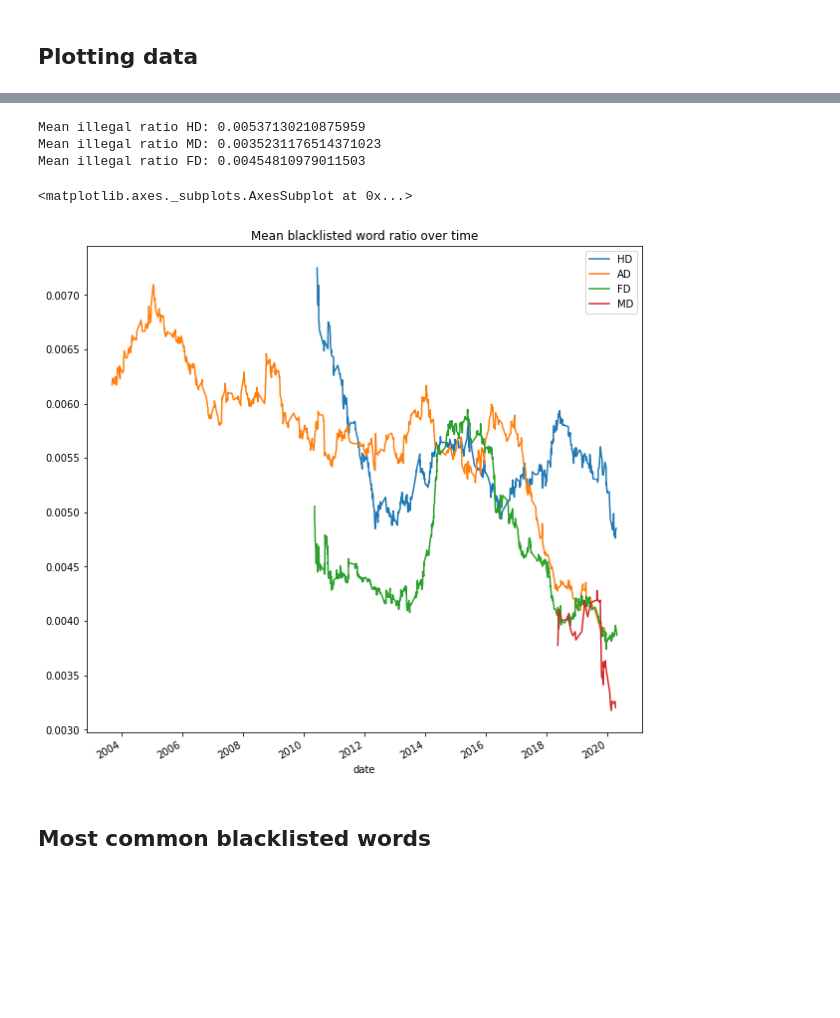
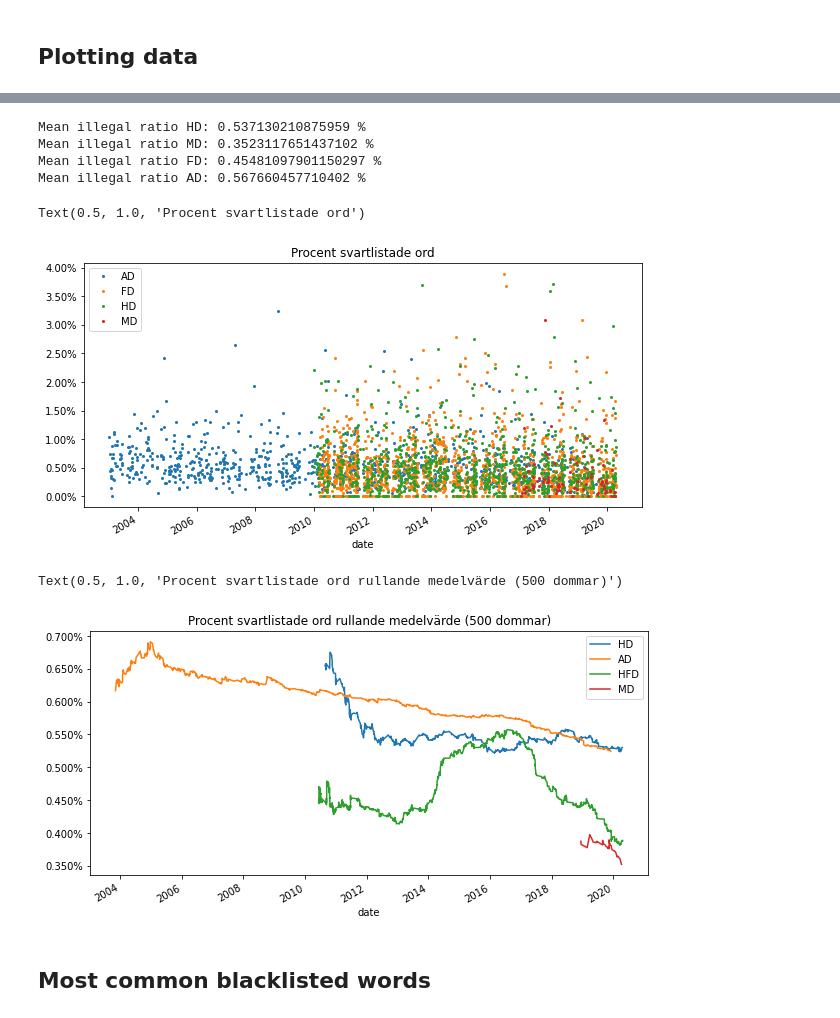
Before and after one commit to karvla/lawlingo, a Jupyter notebook: lawlingo.ipynb, the cells around one changed output, grey strips where cells are left out. Saved outputs shown, nothing was run; the diff lists cells and outputs as text; code cells hidden in the pictures; blank space fills up the shorter version.

Commit message:
fixed plot again

```diff
--- a/lawlingo.ipynb
+++ b/lawlingo.ipynb
@@ -221,21 +232,38 @@ df.set_index('date', inplace=True)
 # %%
 df = df.sort_index()
 # %%
-print("Mean illegal ratio HD:", df.loc[df['type'] == "HD"]['illegal_ratio'].mean())
-print("Mean illegal ratio MD:", df.loc[df['type'] == "MD"]['illegal_ratio'].mean())
-print("Mean illegal ratio FD:", df.loc[df['type'] == "FD"]['illegal_ratio'].mean())
+print("Mean illegal ratio HD:", 100*df.loc[df['type'] == "HD"]['illegal_ratio'].mean(), '%')
+print("Mean illegal ratio MD:", 100*df.loc[df['type'] == "MD"]['illegal_ratio'].mean(), '%')
+print("Mean illegal ratio FD:", 100*df.loc[df['type'] == "FD"]['illegal_ratio'].mean(), '%')
+print("Mean illegal ratio AD:", 100*df.loc[df['type'] == "AD"]['illegal_ratio'].mean(), '%')
 # %% [output]
-Mean illegal ratio HD: 0.00537130210875959
-Mean illegal ratio MD: 0.0035231176514371023
-Mean illegal ratio FD: 0.00454810979011503
+Mean illegal ratio HD: 0.537130210875959 %
+Mean illegal ratio MD: 0.3523117651437102 %
+Mean illegal ratio FD: 0.45481097901150297 %
+Mean illegal ratio AD: 0.567660457710402 %
+# %%
+import matplotlib.ticker as mtick
+ax = df.groupby(['type'])['illegal_ratio'].plot(style='o', ms=2, figsize=(10,5))
+ax[0].yaxis.set_major_formatter(mtick.PercentFormatter(xmax=1.0))
+ax[0].legend()
+ax[0].set_title("Procent svartlistade ord")
+# %% [output]
+Text(0.5, 1.0, 'Procent svartlistade ord')
+[figure, added]
 # %%
-df.loc[df['type'] == 'HD']['illegal_ratio'].rolling('700d', min_periods = 40).mean().plot(label="HD", legend = True, title= 'Mean blacklisted word ratio over time', figsize=(10, 10))
-df.loc[df['type'] == 'AD']['illegal_ratio'].rolling('700d', min_periods = 40).mean().plot(label="AD", legend = True)
-df.loc[df['type'] == 'FD']['illegal_ratio'].rolling('700d', min_periods = 40).mean().plot(label="FD", legend = True)
-df.loc[df['type'] == 'MD']['illegal_ratio'].rolling('700d', min_periods = 40).mean().plot(label="MD", legend = True)
+win_size = 500
+
+ax = df.loc[df['type'] == 'HD']['illegal_ratio'].rolling(win_size, min_periods = 50).mean().plot(label="HD", figsize=(10,5))
+df.loc[df['type'] == 'AD']['illegal_ratio'].rolling(win_size, min_periods = 50).mean().plot(label="AD")
+df.loc[df['type'] == 'FD']['illegal_ratio'].rolling(win_size, min_periods = 50).mean().plot(label="HFD")
+df.loc[df['type'] == 'MD']['illegal_ratio'].rolling(win_size, min_periods = 50).mean().plot(label="MD")
+
+ax.yaxis.set_major_formatter(mtick.PercentFormatter(xmax=1.0))
+ax.legend()
+ax.set_title("Procent svartlistade ord rullande medelvärde ({} dommar)".format(win_size))
 # %% [output]
-<matplotlib.axes._subplots.AxesSubplot at 0x...>
+Text(0.5, 1.0, 'Procent svartlistade ord rullande medelvärde (500 dommar)')
-[figure, old version]
+[figure, new version]
 # %% [markdown]
 ## Most common blacklisted words
 # %%
```
Also changed, not shown: parts of 3 cells of this notebook.
